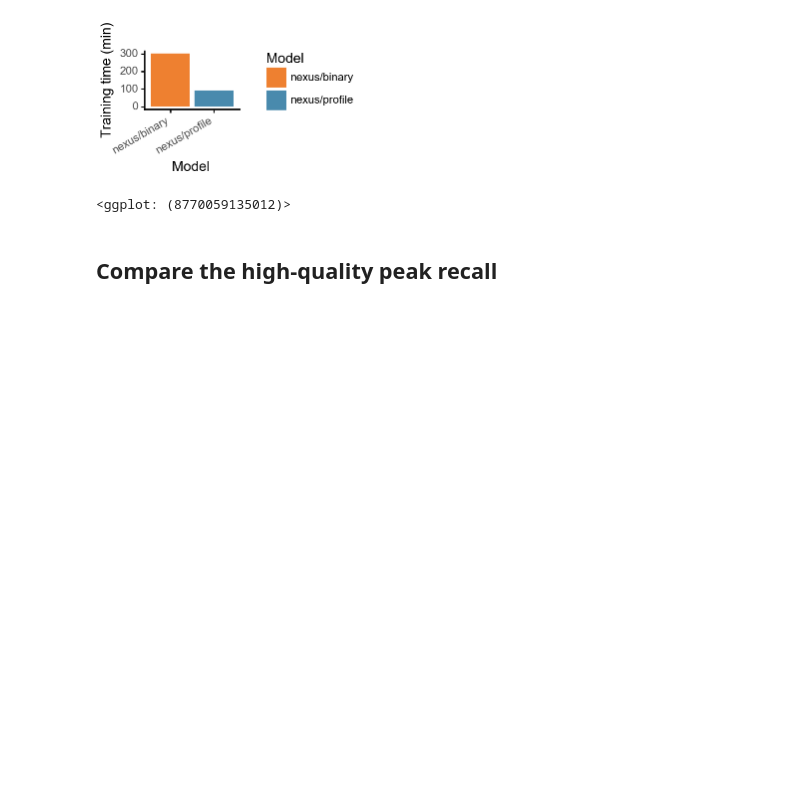
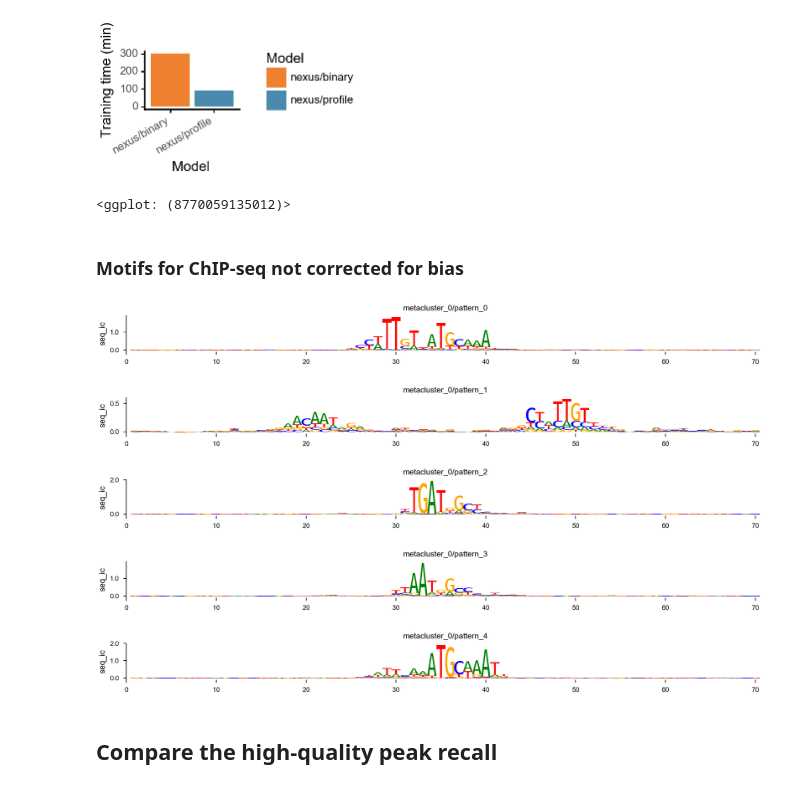
Before and after one commit to kundajelab/bpnet-manuscript, a Jupyter notebook: src/figures/12-method-comparison-binary,chipseq-top.ipynb, the cells around one changed output. Cells and saved outputs as stored; diff of their text form; code cells hidden in the pictures; blank space fills up the shorter version.

```diff
--- a/src/figures/12-method-comparison-binary,chipseq-top.ipynb
+++ b/src/figures/12-method-comparison-binary,chipseq-top.ipynb
@@ -152,6 +164,26 @@ fig
 # %% [output]
 [figure]
 <ggplot: (8770059135012)>
+# %% [markdown]
+### Motifs for ChIP-seq not corrected for bias
+# %%
+exp_chipseq_id = 'seq,peaks,OSN,0,10,1,FALSE,same,0.5,64,50,0.004,9,FALSE/'
+exp_chipseq_model_dir = models_dir / exp_chipseq_id
+exp_chipseq_imp_score_file = exp_chipseq_model_dir / "deeplift.imp_score.h5"
+exp_chipseq_modisco_dirs = {t: exp_chipseq_model_dir / f'deeplift/{t}/out/profile/wn'
+                            for t in tasks}
+mr = ModiscoResult(exp_chipseq_modisco_dirs['Nanog'] / 'modisco.h5')
+patterns = [mr.get_pattern(p) for p in mr.patterns()]
+# %%
+for p in patterns[:5]:
+    p.plot('seq_ic')
+    sns.despine(top=True, right=True, bottom=True)
+# %% [output]
+[figure, added]
+[figure, added]
+[figure, added]
+[figure, added]
+[figure, added]
 # %% [markdown]
 ## Compare the high-quality peak recall
 # %%
```
Also changed, not shown: parts of 11 cells of this notebook, 2 other files.
